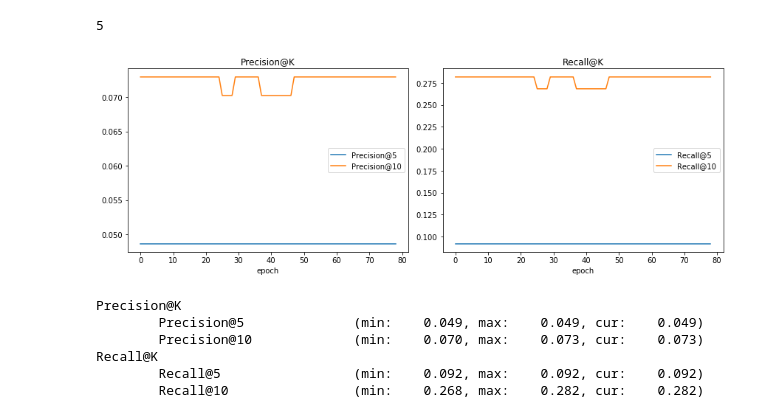
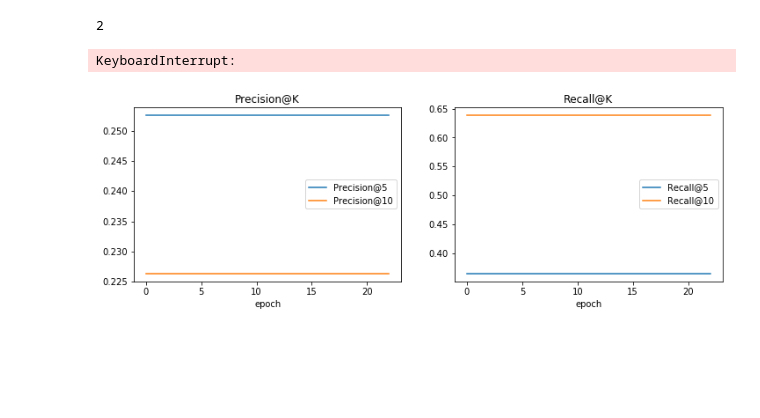
Before and after one commit to liu-yihong/BPRH, a Jupyter notebook: bprH_test.ipynb, the cells around one changed output. Cells and saved outputs as stored; diff of their text form; code cells hidden in the pictures; blank space fills up the shorter version.

```diff
--- a/bprH_test.ipynb
+++ b/bprH_test.ipynb
@@ -18,7 +22,7 @@ def behavior_generator(num_user = 10, num_item=10):
     data = pd.DataFrame(data, columns=['UserID', 'ItemID', 'Action'])
     return data
 # %%
-data = behavior_generator(num_user=40, num_item=40)
+data = behavior_generator(num_user=20, num_item=20)
 # %%
 # the best way is to split the data with a time manner - from sklearn.model_selection import TimeSeriesSplit
 # but first let's do it in a simple way
@@ -30,7 +34,7 @@ data_without_target = data[data.Action != 'P']
 data_only_with_target = data[data.Action == 'P']
 # %%
 # split the data_only_with_target into 5 folds
-kf = KFold(n_splits=5,shuffle=True, random_state=0)
+kf = KFold(n_splits=2,shuffle=True, random_state=0)
 kf.get_n_splits(X=data_only_with_target)
 # %% [output]
-5
+2
@@ -37,25 +44,23 @@ kf.get_n_splits(X=data_only_with_target)
 # %%
+#pr.enable()
 cnt = 0
 for train_index, test_index in kf.split(X=data_only_with_target):
     # build train and test data
     # page 90 5.2 section - make most of auxiliary data in training process
     train_data = pd.concat([data_only_with_target.iloc[train_index], data_without_target])
     test_data = data_only_with_target.iloc[test_index]
 
     # start a BPRH model
-    model = bprH(dim=8, omega=1, rho=1, lambda_u=0.1, lambda_v=0.5, lambda_b=0.5, gamma=0.005, random_state=20200704, num_iter=5000)
+    model = bprH(dim=5, omega=8, rho=1, lambda_u=1, lambda_v=0.5, lambda_b=0.5, gamma=0.01, random_state=20200704, num_iter=500)
 
     model.fit(X=train_data, eval_X=test_data, original_item_list=original_item_list, original_user_list=original_user_list,
               saved_path='data/item-set-coselection-'+str(cnt)+'.pkl', coselection=True, plot_metric=True)
     cnt += 1
+
+#pr.dump_stats('profile.pstat')
 # %% [output]
+KeyboardInterrupt:
-[figure, old version]
+[figure, new version]
-Precision@K
-        Precision@5              (min:    0.049, max:    0.049, cur:    0.049)
-        Precision@10             (min:    0.070, max:    0.073, cur:    0.073)
-Recall@K
-        Recall@5                 (min:    0.092, max:    0.092, cur:    0.092)
-        Recall@10                (min:    0.268, max:    0.282, cur:    0.282)
 # %%
 # read sobazaar data
 data = pd.read_csv('data/sb_unique_actions_20.csv')
```
Also changed, not shown: parts of 4 cells of this notebook, 2 other files.
